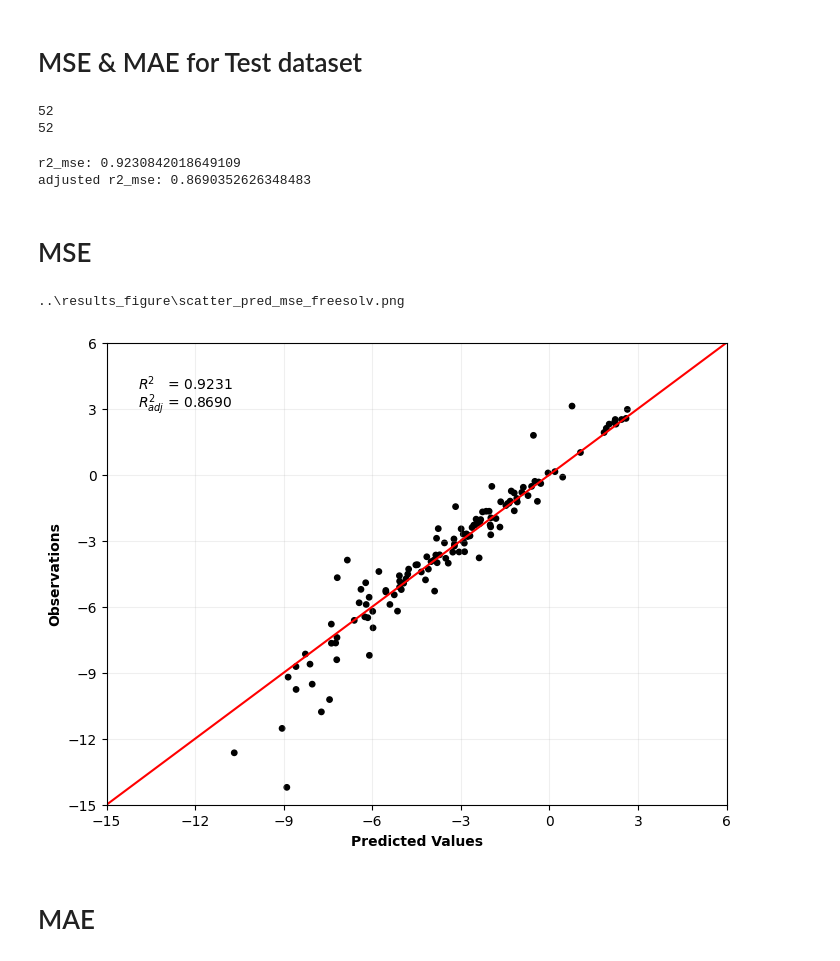
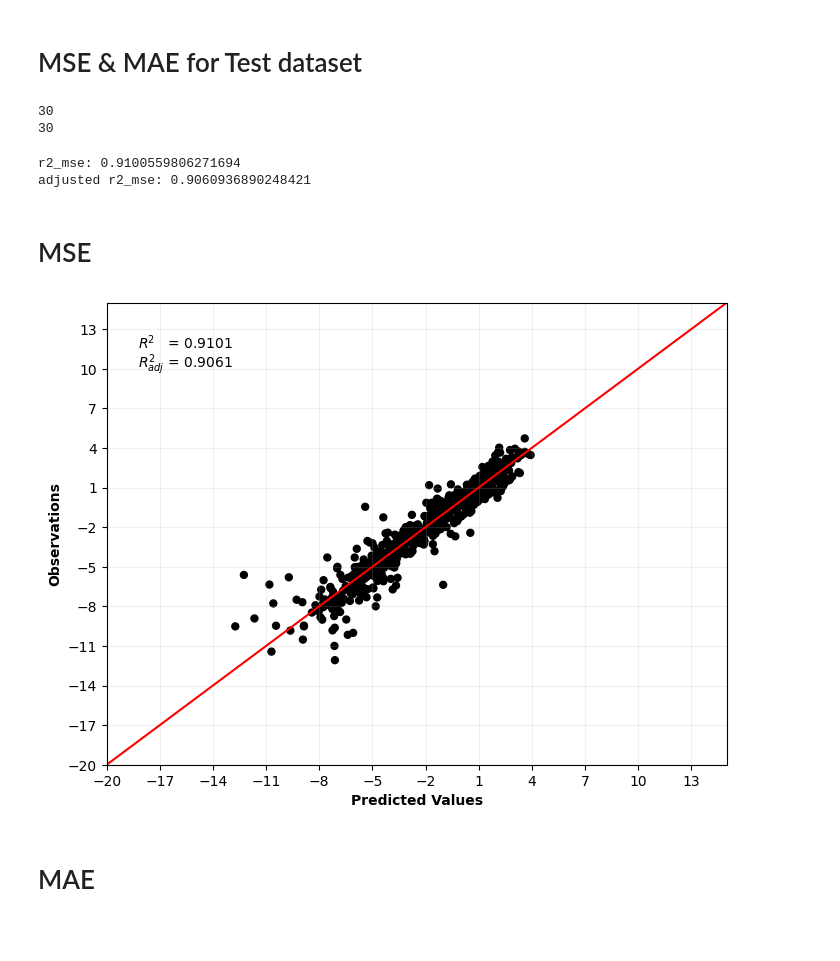
Before and after one commit to DSjayjang/Project, a Jupyter notebook: ChemGCNs/visualization/scatter_pred.ipynb, the cells around one changed output. Drawn from its saved outputs; the diff is of its cells as text; code cells hidden in the pictures; blank space fills up the shorter version.

Commit message:
logvp

```diff
--- a/ChemGCNs/visualization/scatter_pred.ipynb
+++ b/ChemGCNs/visualization/scatter_pred.ipynb
@@ -5,7 +5,7 @@ import pandas as pd
 import matplotlib.pyplot as plt
 from sklearn.metrics import r2_score
 # %%
-dataset = 'freesolv' # freesolv / esol / lipo / logvp / logp
+dataset = 'logvp' # freesolv / esol / lipo / logvp / logp
 save_dir = r'..\results_figure'
 # %% [markdown]
 # MSE & MAE for Test dataset
@@ -17,9 +17,13 @@ print(df_test_MSE.shape[1])
 # MAE
 df_test_MAE = pd.read_csv(r'..\results_datasets\result_test_' + dataset + '_mae' + '.csv')
 print(df_test_MAE.shape[1])
+
+# # MSE
+# df_test_MSE = pd.read_csv(r'..\results_datasets\result_test_' + dataset + '.csv')
+# print(df_test_MSE.shape[1])
 # %% [output]
-52
-52
+30
+30
 # %%
 # # MSE
 # df_test_MSE = pd.read_csv(r'..\results_datasets\result_test_mse' + '.csv')
@@ -45,8 +49,8 @@ print('r2_mse:', r2_mse)
 adjusted_r2_mse = ((len(df_test_MSE) - 1) * r2_mse - df_test_MSE.shape[1]) / (len(df_test_MSE) - df_test_MSE.shape[1] - 1)
 print('adjusted r2_mse:', adjusted_r2_mse)
 # %% [output]
-r2_mse: 0.9230842018649109
-adjusted r2_mse: 0.8690352626348483
+r2_mse: 0.9100559806271694
+adjusted r2_mse: 0.9060936890248421
 # %% [markdown]
 # MSE
 # %%
@@ -85,44 +89,43 @@ elif dataset == 'lipo':
     plt.xticks(range(-4, 10, 2))
     plt.yticks(range(-4, 10, 2))
 elif dataset == 'logp':
     plt.xlim(-4, 6)
     plt.ylim(-4, 6)
     plt.xticks(range(-4, 7, 1))
     plt.yticks(range(-4, 7, 1))
 elif dataset == 'logvp':
-    plt.xlim(-15, 15)
-    plt.ylim(-15, 15)
-    plt.xticks(range(-15, 16, 3))
-    plt.yticks(range(-15, 16, 3))
+    plt.xlim(-20, 15)
+    plt.ylim(-20, 15)
+    plt.xticks(range(-20, 16, 3))
+    plt.yticks(range(-20, 16, 3))
 # elif dataset == 'vd':
 #     plt.xlim(0, 8)
 #     plt.ylim(0, 8)
 #     plt.xticks(range(0, 9, 1))
 #     plt.yticks(range(0, 9, 1))
 
 plt.xlabel("Predicted Values", fontweight = 'bold')
 plt.ylabel("Observations", fontweight = 'bold')
 
 plt.text(0.05, 0.90, rf'$R{{^2}}$   = {r2_mse:.4f}',
          transform = plt.gca().transAxes,
          fontsize = 10,)
 plt.text(0.05, 0.86, rf'$R_{{adj}}^2$ = {adjusted_r2_mse:.4f}',
          transform = plt.gca().transAxes,
          fontsize = 10,)
 
 
 plt.grid(alpha = 0.2)
 
-# 저장
-file_name = f'scatter_pred_mse_{dataset}.png'
-file_path = os.path.join(save_dir, file_name)
-print(file_path)
-plt.savefig(file_path, dpi = 300, bbox_inches = 'tight')
+# # 저장
+# file_name = f'scatter_pred_mse_{dataset}.png'
+# file_path = os.path.join(save_dir, file_name)
+# print(file_path)
+# plt.savefig(file_path, dpi = 300, bbox_inches = 'tight')
 
 plt.show()
 # %% [output]
-..\results_figure\scatter_pred_mse_freesolv.png
-[figure, old version]
+[figure, new version]
 # %% [markdown]
 # MAE
 # %%
```
Also changed, not shown: parts of 1 cell of this notebook, 10 other files.
